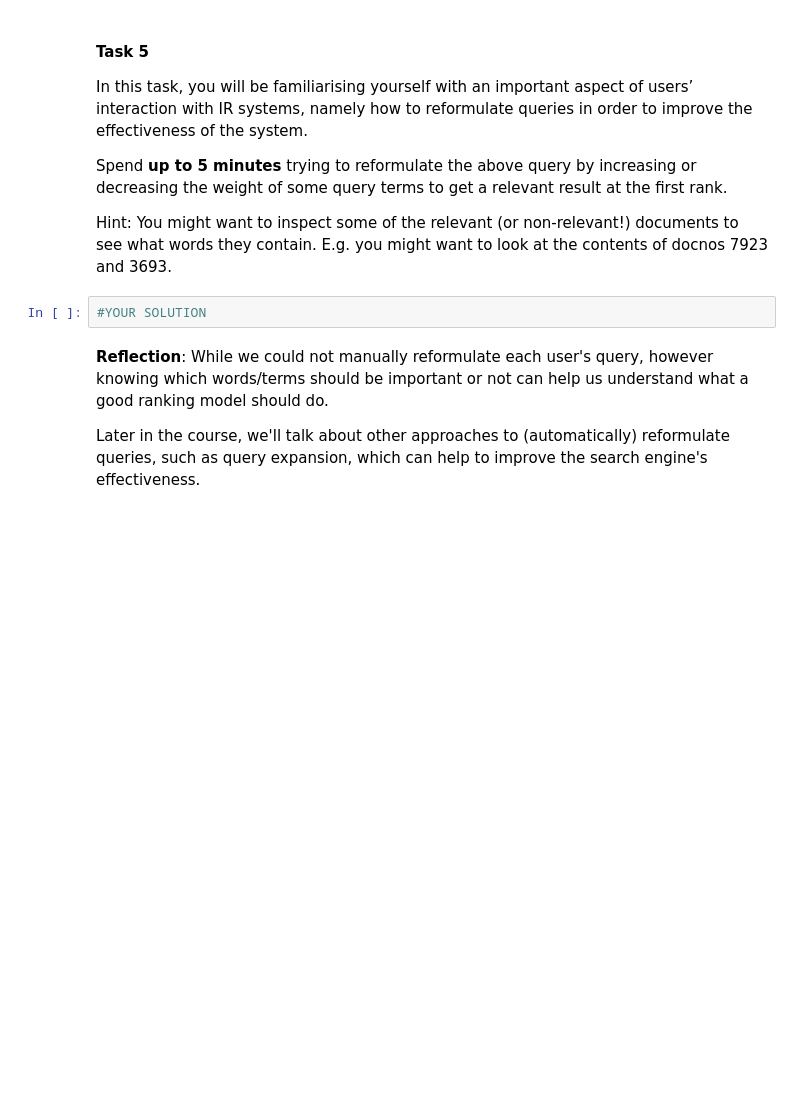
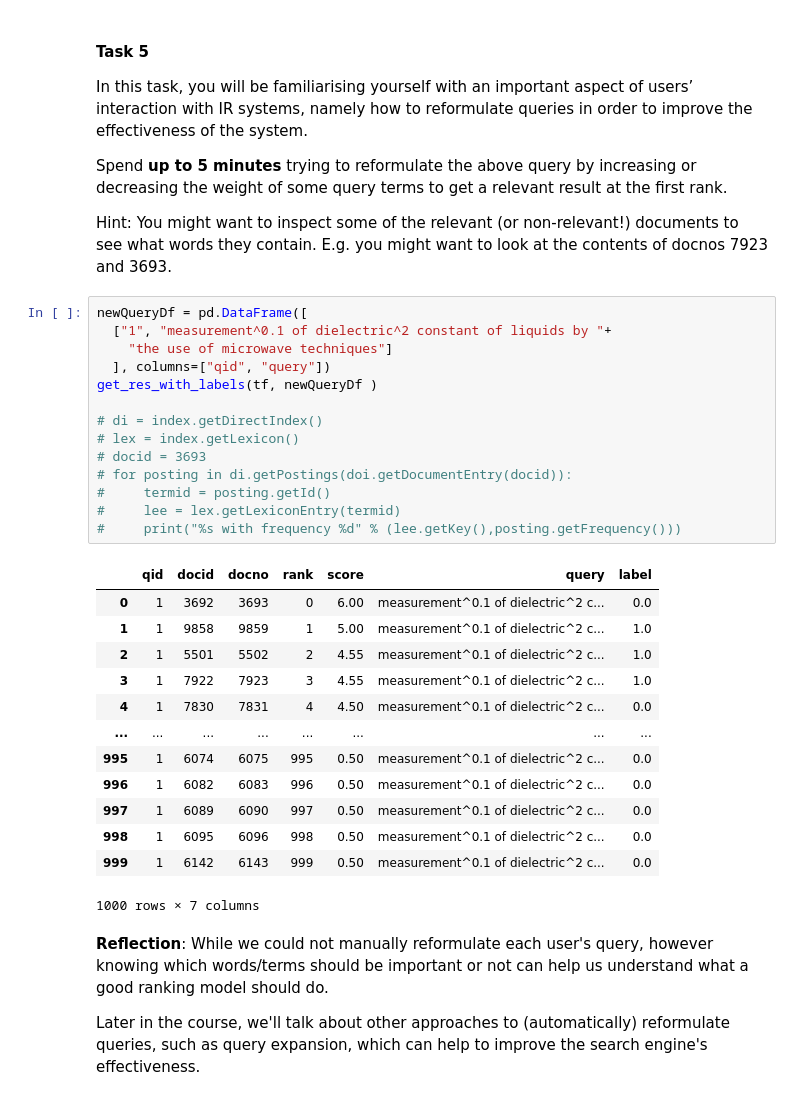
Before and after one commit to ayush-96/msc-data-science, a Jupyter notebook: information_retrieval/Information_Retrieval_(H_M)_2025_Lab_1_TEMPLATE.ipynb, the cells around one changed output. Drawn from its saved outputs; the diff is of its cells as text; blank space fills up the shorter version.

```diff
--- a/information_retrieval/Information_Retrieval_(H_M)_2025_Lab_1_TEMPLATE.ipynb
+++ b/information_retrieval/Information_Retrieval_(H_M)_2025_Lab_1_TEMPLATE.ipynb
@@ -712,8 +754,34 @@ system.
 Spend **up to 5 minutes** trying to reformulate the above query by increasing or decreasing the weight of some query terms to get a relevant result at the first rank.
 
 Hint: You might want to inspect some of the relevant (or non-relevant!) documents to see what words they contain. E.g. you might want to look at the contents of docnos 7923 and 3693.
-# %%
-#YOUR SOLUTION
+# %%
+newQueryDf = pd.DataFrame([
+  ["1", "measurement^0.1 of dielectric^2 constant of liquids by "+
+    "the use of microwave techniques"]
+  ], columns=["qid", "query"])
+get_res_with_labels(tf, newQueryDf )
+
+# di = index.getDirectIndex()
+# lex = index.getLexicon()
+# docid = 3693
+# for posting in di.getPostings(doi.getDocumentEntry(docid)):
+#     termid = posting.getId()
+#     lee = lex.getLexiconEntry(termid)
+#     print("%s with frequency %d" % (lee.getKey(),posting.getFrequency()))
+# %% [output]
+|  | qid | docid | docno | rank | score | query | label |
+| 0 | 1 | 3692 | 3693 | 0 | 6.00 | measurement^0.1 of dielectric^2 c... | 0.0 |
+| 1 | 1 | 9858 | 9859 | 1 | 5.00 | measurement^0.1 of dielectric^2 c... | 1.0 |
+| 2 | 1 | 5501 | 5502 | 2 | 4.55 | measurement^0.1 of dielectric^2 c... | 1.0 |
+| 3 | 1 | 7922 | 7923 | 3 | 4.55 | measurement^0.1 of dielectric^2 c... | 1.0 |
+| 4 | 1 | 7830 | 7831 | 4 | 4.50 | measurement^0.1 of dielectric^2 c... | 0.0 |
+| ... | ... | ... | ... | ... | ... | ... | ... |
+| 995 | 1 | 6074 | 6075 | 995 | 0.50 | measurement^0.1 of dielectric^2 c... | 0.0 |
+| 996 | 1 | 6082 | 6083 | 996 | 0.50 | measurement^0.1 of dielectric^2 c... | 0.0 |
+| 997 | 1 | 6089 | 6090 | 997 | 0.50 | measurement^0.1 of dielectric^2 c... | 0.0 |
+| 998 | 1 | 6095 | 6096 | 998 | 0.50 | measurement^0.1 of dielectric^2 c... | 0.0 |
+| 999 | 1 | 6142 | 6143 | 999 | 0.50 | measurement^0.1 of dielectric^2 c... | 0.0 |
+1000 rows × 7 columns
 # %% [markdown]
 **Reflection**: While we could not manually reformulate each user's query, however knowing which words/terms should be important or not can help us understand what a good ranking model should do.
 
```
Also changed, not shown: parts of 9 cells of this notebook.
